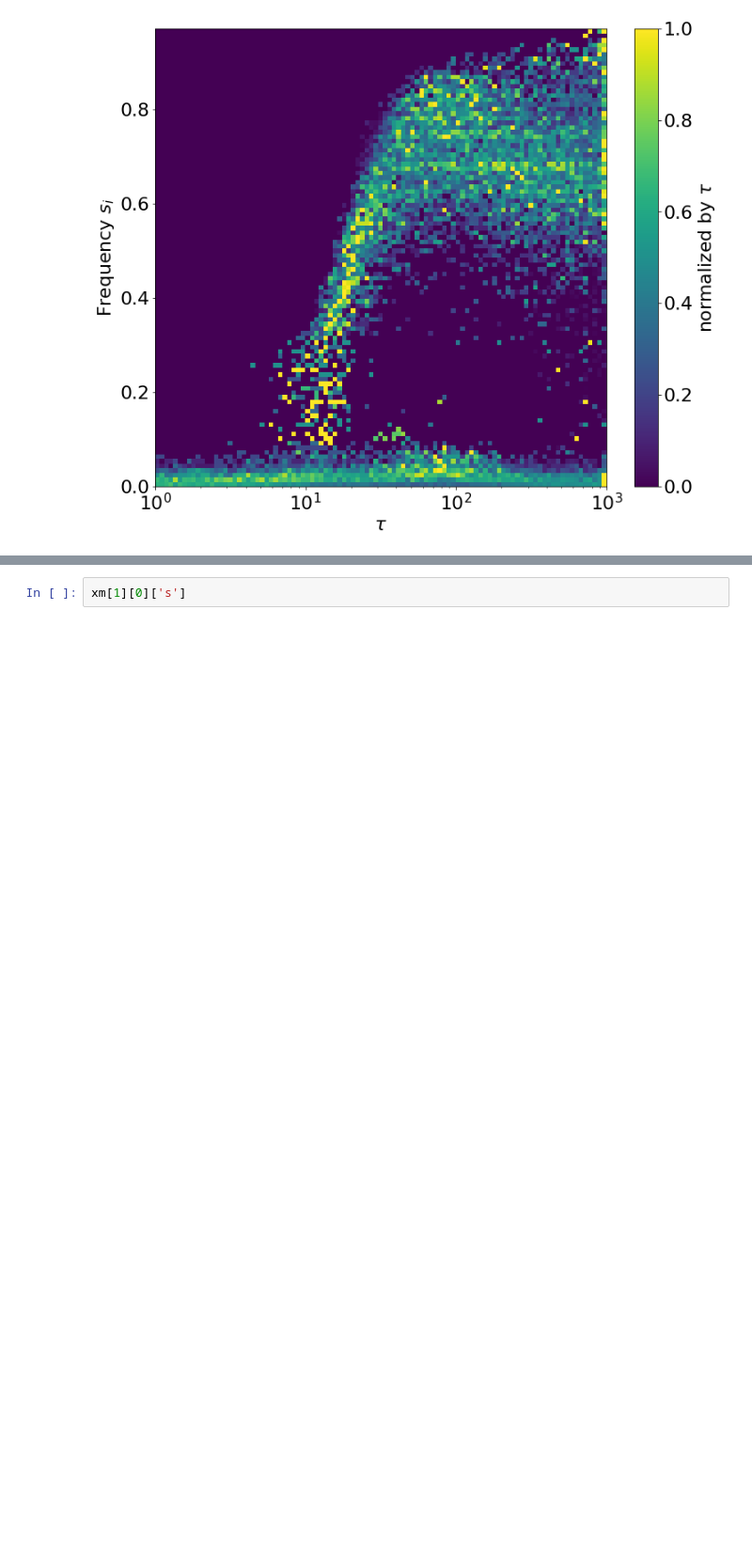
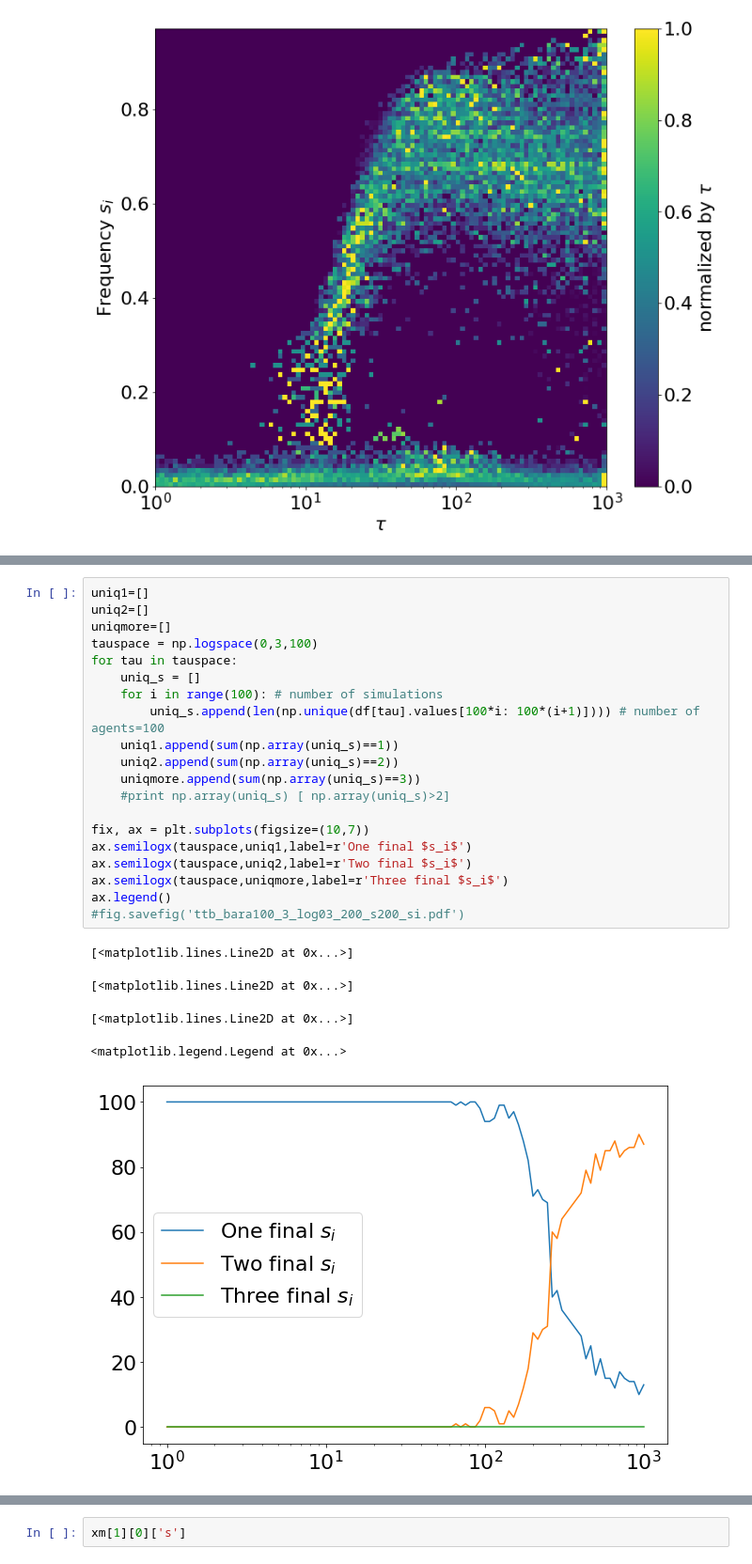
Before and after one commit to jakobkolb/pysave, a Jupyter notebook: experiments/play_around.ipynb, the cells around one changed output, grey strips where cells are left out. Shown at 94% size. Drawn from its saved outputs; the diff is of its cells as text; blank space fills up the shorter version.

```diff
--- a/experiments/play_around.ipynb
+++ b/experiments/play_around.ipynb
@@ -105,0 +186,26 @@ fig.savefig('ttb_bara100_3_log03_100_s200_alpha03.pdf')
+# %%
+uniq1=[]
+uniq2=[]
+uniqmore=[]
+tauspace = np.logspace(0,3,100)
+for tau in tauspace:
+    uniq_s = []
+    for i in range(100): # number of simulations
+        uniq_s.append(len(np.unique(df[tau].values[100*i: 100*(i+1)]))) # number of agents=100
+    uniq1.append(sum(np.array(uniq_s)==1))
+    uniq2.append(sum(np.array(uniq_s)==2))
+    uniqmore.append(sum(np.array(uniq_s)==3))
+    #print np.array(uniq_s) [ np.array(uniq_s)>2]
+
+fix, ax = plt.subplots(figsize=(10,7))
+ax.semilogx(tauspace,uniq1,label=r'One final $s_i$')
+ax.semilogx(tauspace,uniq2,label=r'Two final $s_i$')
+ax.semilogx(tauspace,uniqmore,label=r'Three final $s_i$')
+ax.legend()
+#fig.savefig('ttb_bara100_3_log03_200_s200_si.pdf')
+# %% [output]
+[<matplotlib.lines.Line2D at 0x...>]
+[<matplotlib.lines.Line2D at 0x...>]
+[<matplotlib.lines.Line2D at 0x...>]
+<matplotlib.legend.Legend at 0x...>
+[figure, added]
```
Also changed, not shown: parts of 4 cells of this notebook, 10 other files.
